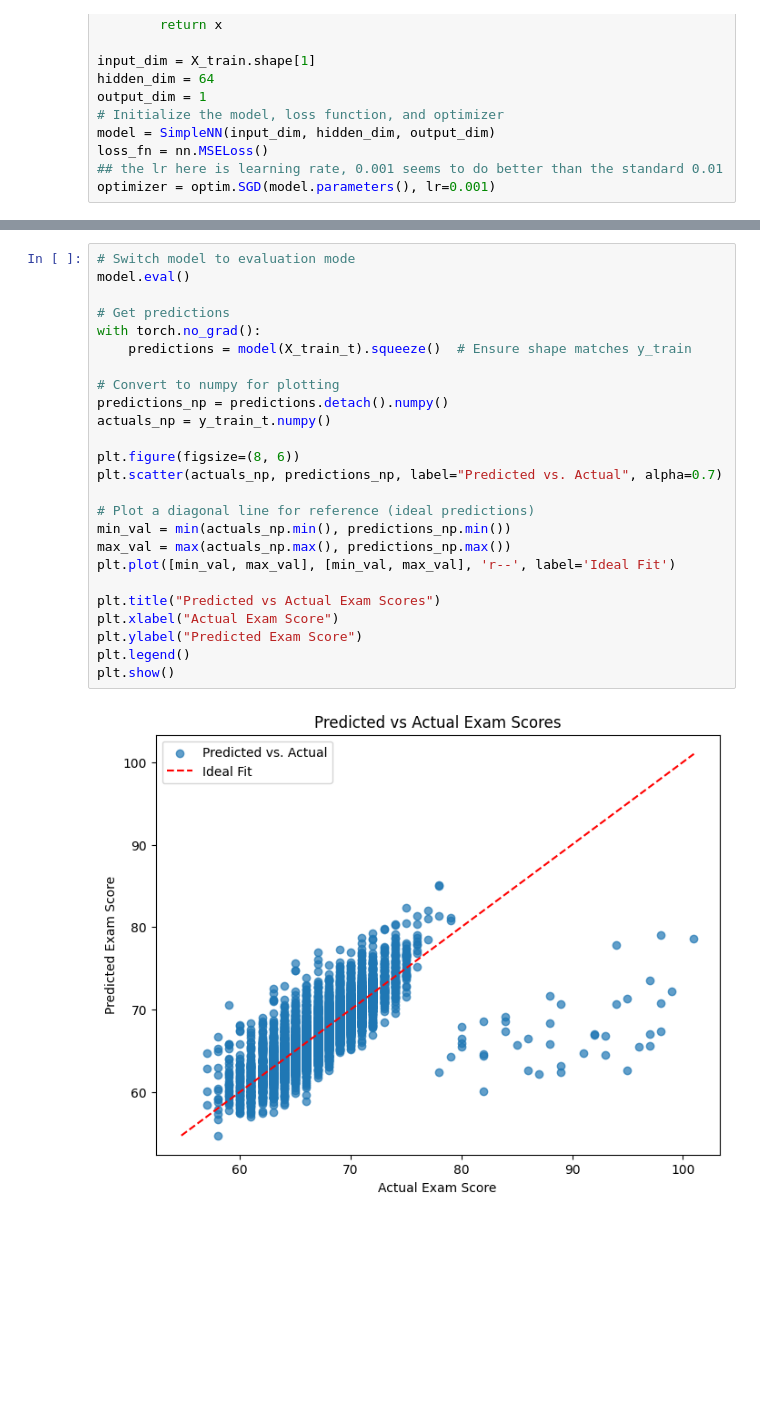
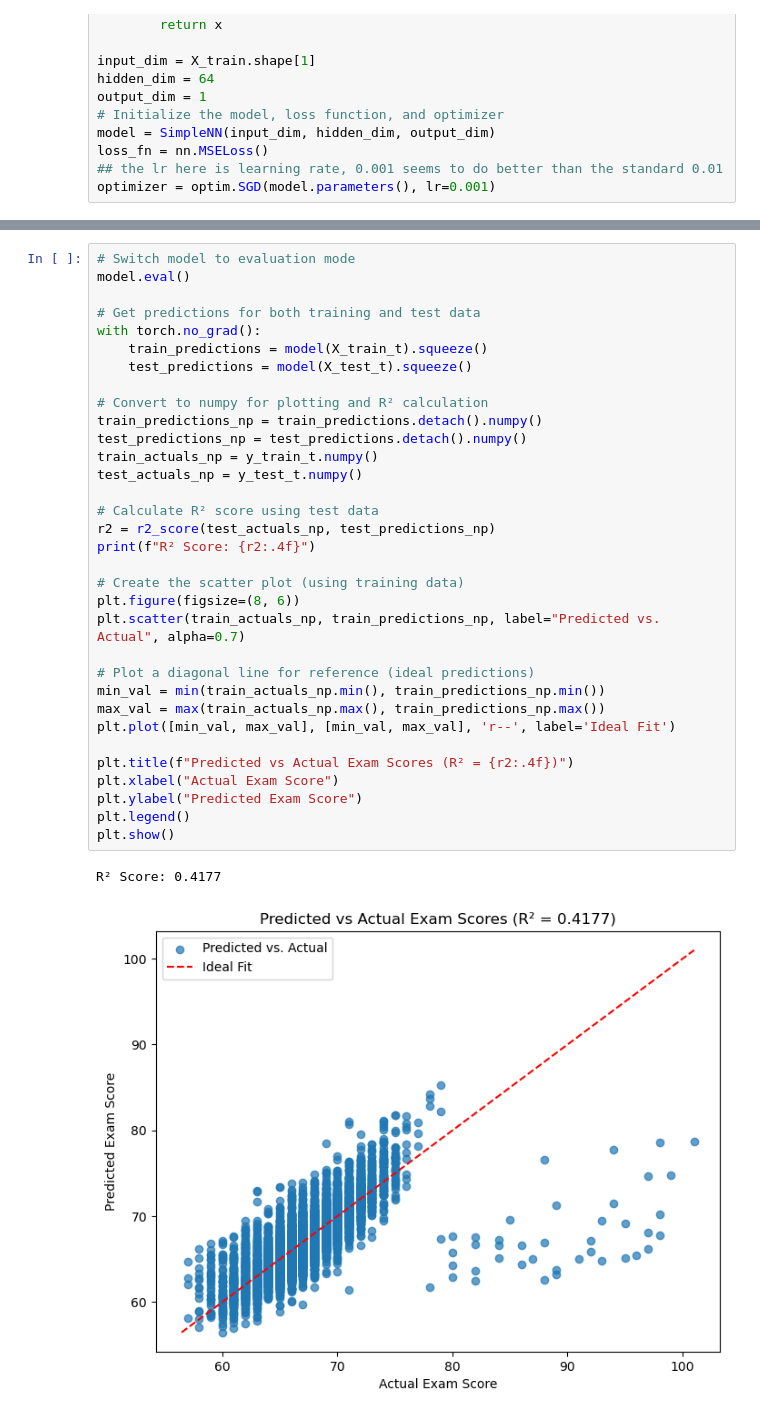
Before and after one commit to QuinnHilger/cs148-spotify, a Jupyter notebook: cs148_project_checkin_6.ipynb, the cells around one changed output, grey strips where cells are left out. Drawn from its saved outputs; the diff is of its cells as text; blank space fills up the shorter version.

```diff
--- a/cs148_project_checkin_6.ipynb
+++ b/cs148_project_checkin_6.ipynb
@@ -146,27 +176,36 @@ Epoch [100/100], Loss: 8.8776, Validation Loss:
 # %%
 # Switch model to evaluation mode
 model.eval()
 
-# Get predictions
+# Get predictions for both training and test data
 with torch.no_grad():
-    predictions = model(X_train_t).squeeze()  # Ensure shape matches y_train
+    train_predictions = model(X_train_t).squeeze()
+    test_predictions = model(X_test_t).squeeze()
 
-# Convert to numpy for plotting
-predictions_np = predictions.detach().numpy()
-actuals_np = y_train_t.numpy()
+# Convert to numpy for plotting and R² calculation
+train_predictions_np = train_predictions.detach().numpy()
+test_predictions_np = test_predictions.detach().numpy()
+train_actuals_np = y_train_t.numpy()
+test_actuals_np = y_test_t.numpy()
 
+# Calculate R² score using test data
+r2 = r2_score(test_actuals_np, test_predictions_np)
+print(f"R² Score: {r2:.4f}")
+
+# Create the scatter plot (using training data)
 plt.figure(figsize=(8, 6))
-plt.scatter(actuals_np, predictions_np, label="Predicted vs. Actual", alpha=0.7)
+plt.scatter(train_actuals_np, train_predictions_np, label="Predicted vs. Actual", alpha=0.7)
 
 # Plot a diagonal line for reference (ideal predictions)
-min_val = min(actuals_np.min(), predictions_np.min())
-max_val = max(actuals_np.max(), predictions_np.max())
+min_val = min(train_actuals_np.min(), train_predictions_np.min())
+max_val = max(train_actuals_np.max(), train_predictions_np.max())
 plt.plot([min_val, max_val], [min_val, max_val], 'r--', label='Ideal Fit')
 
-plt.title("Predicted vs Actual Exam Scores")
+plt.title(f"Predicted vs Actual Exam Scores (R² = {r2:.4f})")
 plt.xlabel("Actual Exam Score")
 plt.ylabel("Predicted Exam Score")
 plt.legend()
 plt.show()
 # %% [output]
+R² Score: 0.4177
-[figure, old version]
+[figure, new version]
```
Also changed, not shown: parts of 5 cells of this notebook.
